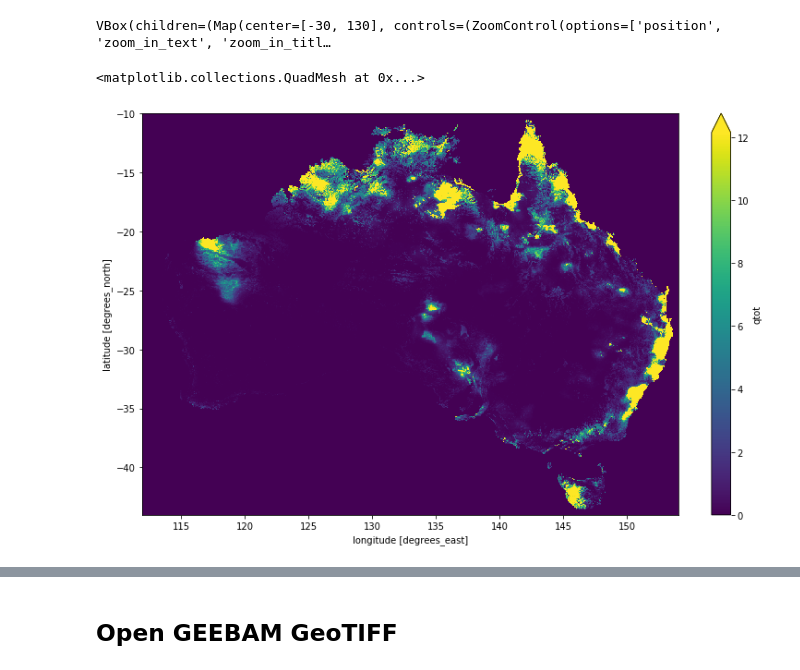
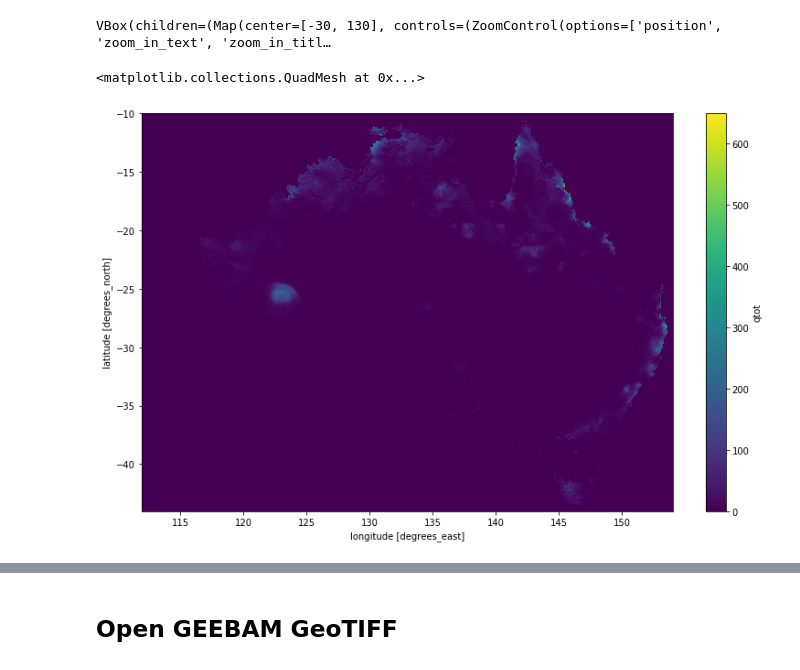
Before and after one commit to richardt94/acawsi_fire, a Jupyter notebook: GEEBAM_AWRA_catchments.ipynb, the cells around one changed output, grey strips where cells are left out. Drawn from its saved outputs; the diff is of its cells as text; code cells hidden in the pictures.

```diff
--- a/GEEBAM_AWRA_catchments.ipynb
+++ b/GEEBAM_AWRA_catchments.ipynb
@@ -92,14 +90,14 @@ nsw = geoms.unary_union
 # %%
 awra_daily = xr.open_dataset('qtot_2020_Actual_day.nc')
 # %%
-awra_daily = awra_daily.sel(time=slice('2020-02-01','2020-02-11'))
+# awra_daily = awra_daily.sel(time=slice('2020-02-01','2020-02-11'))
 # %%
 awra_monthly = awra_daily.sum(dim='time')
 # %%
-awra_monthly.qtot.plot(figsize=(13,8),robust=True)
+awra_monthly.qtot.plot(figsize=(13,8))
 # %% [output]
 <matplotlib.collections.QuadMesh at 0x...>
-[figure, old version]
+[figure, new version]
 # %%
 geoms = catchments['geometry']
 # %%
```
Also changed, not shown: parts of 40 cells of this notebook.
